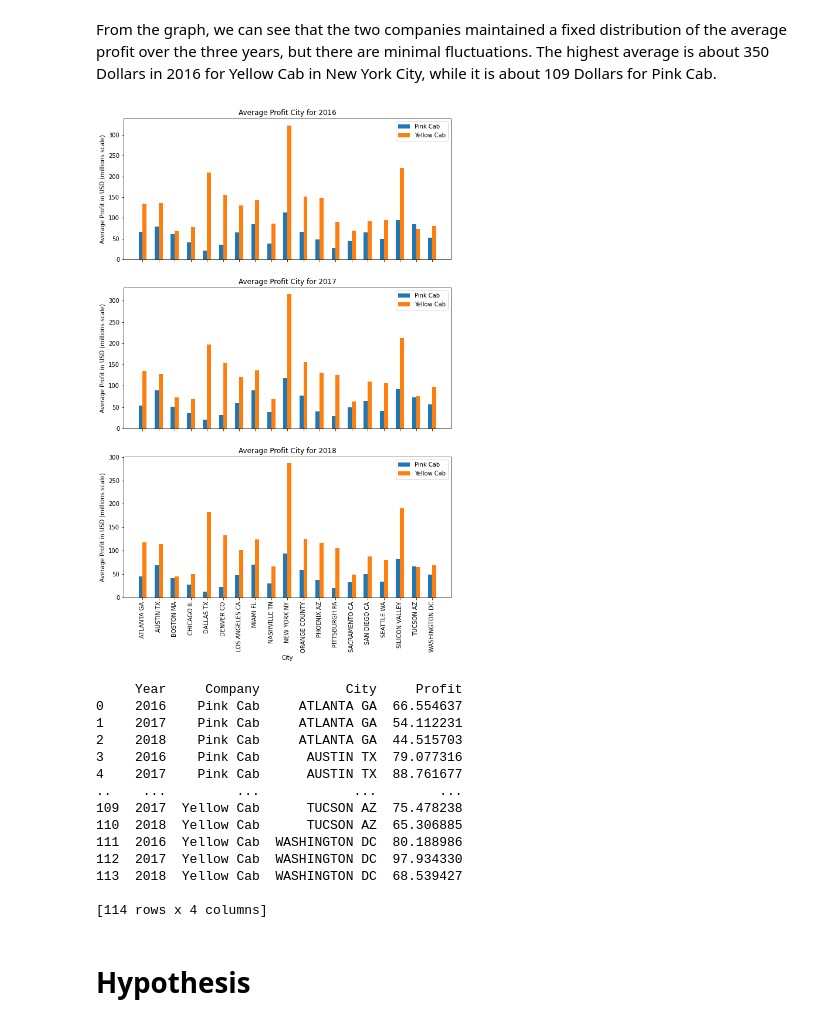
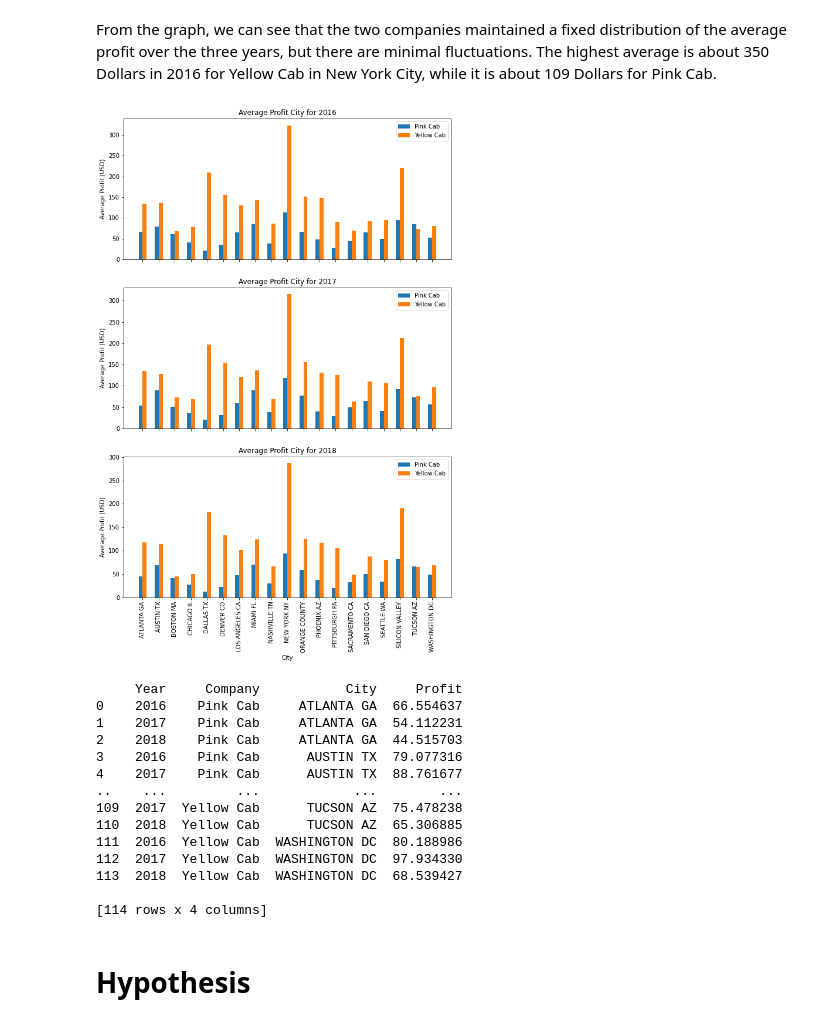
Before and after one commit to Motamensalih/LISUM03_motamen_week2, a Jupyter notebook: Cab_EDA.ipynb, the cells around one changed output. Saved outputs shown, nothing was run; the diff lists cells and outputs as text; code cells hidden in the pictures.

Commit message:
Added graphs and modifications

```diff
--- a/Cab_EDA.ipynb
+++ b/Cab_EDA.ipynb
@@ -688,6 +688,7 @@ From the graph, we can see that the two companies maintained a fixed distributio
 #Average Profit Per City for the two companies in each year.
 
 def profit_city_year(Master):
+
 
   Master['Profit'] = Master['Price_Charged'] - Master['Cost_of_Trip']
   new_df = Master.groupby(["Company" , "City" , "Year"] , as_index = False).mean('Profit')
@@ -703,37 +704,37 @@ def profit_city_year(Master):
 
   rec1 = ax1.bar(x , new_2016['Profit'].iloc[0:19] , width , label = "Pink Cab" , align = 'center')
   rec2 = ax1.bar(x+width , new_2016['Profit'].iloc[19:38] , width , label = "Yellow Cab" , align = 'center')
-  ax1.set_ylabel("Average Profit in USD (millions scale)")
+  ax1.set_ylabel("Average Profit (USD)")
   #ax.set_xlabel("City")
   ax1.set_title("Average Profit City for 2016")
   ax1.legend()
 
   rec1 = ax2.bar(x , new_2017['Profit'].iloc[0:19] , width , label = "Pink Cab" , align = 'center')
   rec2 = ax2.bar(x+width , new_2017['Profit'].iloc[19:38] , width , label = "Yellow Cab" , align = 'center')
-  ax2.set_ylabel("Average Profit in USD (millions scale)")
+  ax2.set_ylabel("Average Profit (USD)")
   #ax.set_xlabel("City")
   ax2.set_title("Average Profit City for 2017")
   ax2.legend()
 
   rec1 = ax3.bar(x , new_2018['Profit'].iloc[0:19] , width , label = "Pink Cab" , align = 'center')
   rec2 = ax3.bar(x+width , new_2018['Profit'].iloc[19:38] , width , label = "Yellow Cab" , align = 'center')
-  ax3.set_ylabel("Average Profit in USD (millions scale)")
+  ax3.set_ylabel("Average Profit (USD)")
   ax3.set_xlabel("City")
   ax3.set_title("Average Profit City for 2018")
   ax3.legend()
 
 
   ax3.set_xticks(x+width*0.5)
   ax3.set_xticklabels([c for c in new_2018["City"]] , rotation = 90)
  # ax.legend()
   plt.show()
 
   print(new_df[['Year' , 'Company' , 'City' , 'Profit']])
 
 
 profit_city_year(Master)
 # %% [output]
-[figure, old version]
+[figure, new version]
      Year     Company           City     Profit
 0    2016    Pink Cab     ATLANTA GA  66.554637
 1    2017    Pink Cab     ATLANTA GA  54.112231
```
Also changed, not shown: parts of 21 cells of this notebook.
